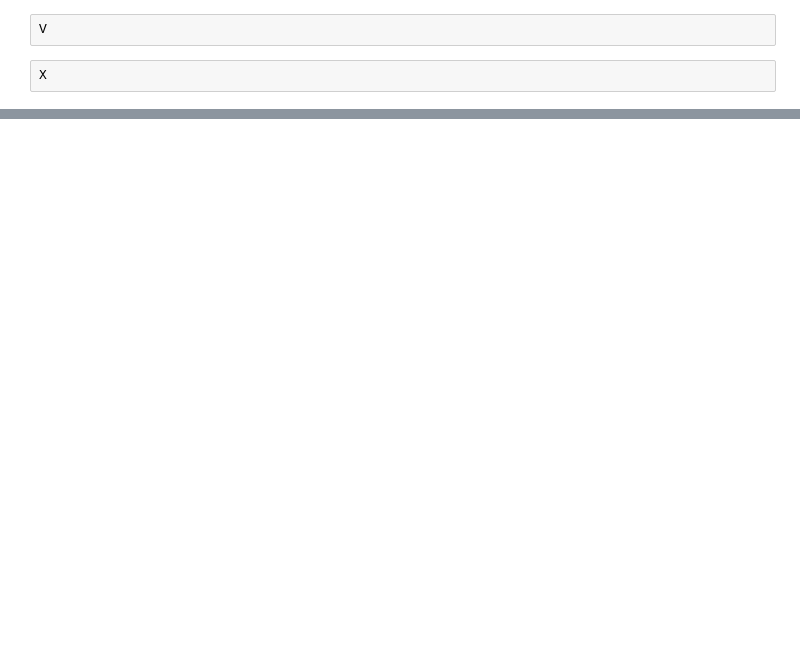
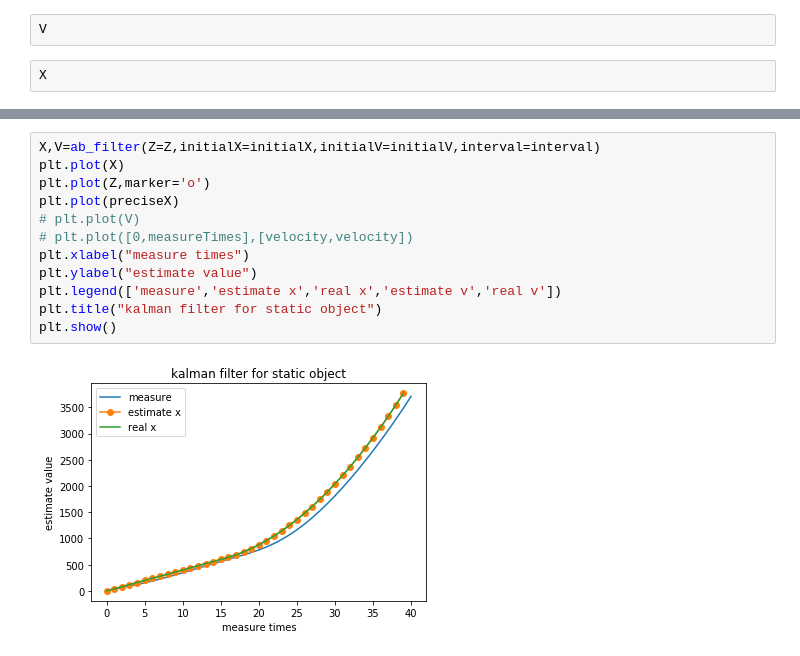
Before and after one commit to easilylazy/pattern-recognition, a Jupyter notebook: kalmanFilter/kalmanFilter.ipynb, the cells around one changed output, grey strips where cells are left out. Drawn from its saved outputs; the diff is of its cells as text; blank space fills up the shorter version.

```diff
--- a/kalmanFilter/kalmanFilter.ipynb
+++ b/kalmanFilter/kalmanFilter.ipynb
@@ -91,0 +156,14 @@ X
+# %%
+X,V=ab_filter(Z=Z,initialX=initialX,initialV=initialV,interval=interval)
+plt.plot(X)
+plt.plot(Z,marker='o')
+plt.plot(preciseX)
+# plt.plot(V)
+# plt.plot([0,measureTimes],[velocity,velocity])
+plt.xlabel("measure times")
+plt.ylabel("estimate value")
+plt.legend(['measure','estimate x','real x','estimate v','real v'])
+plt.title("kalman filter for static object")
+plt.show()
+# %% [output]
+[figure, added]
```
Also changed, not shown: parts of 9 cells of this notebook.
